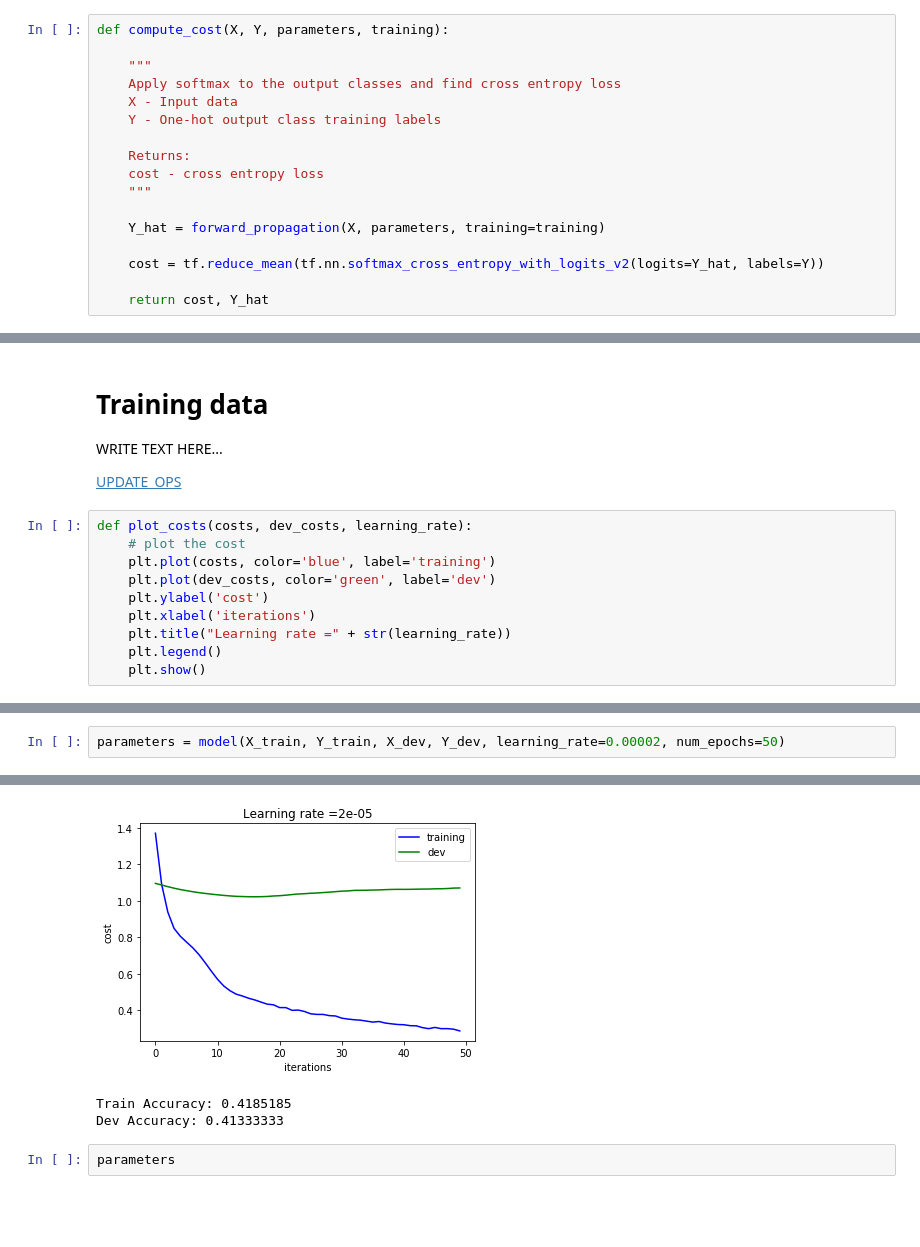
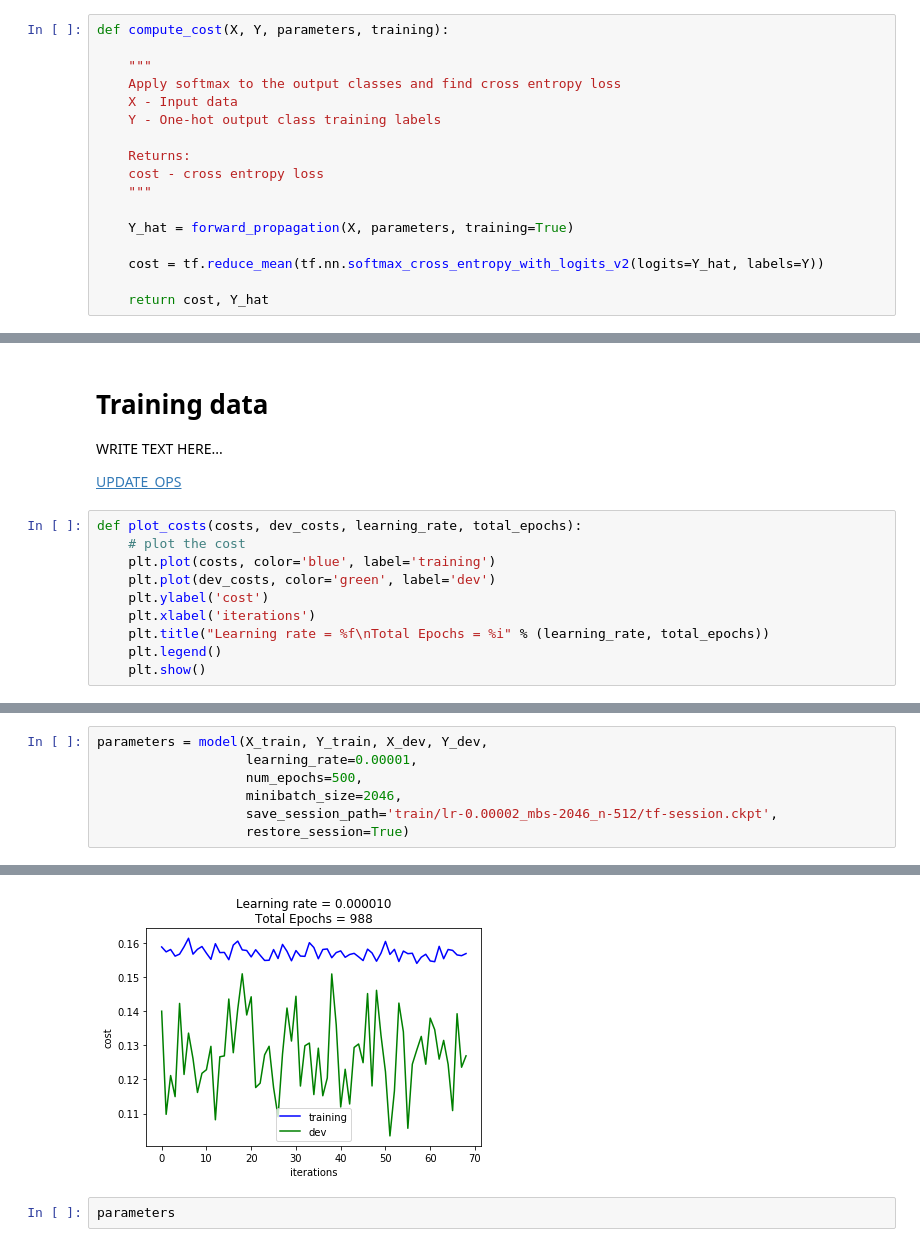
Before and after one commit to iqaan/epilepsy-cnn, a Jupyter notebook: epilepsy-detection-cnn.ipynb, the cells around one changed output, grey strips where cells are left out. Drawn from its saved outputs; the diff is of its cells as text; blank space fills up the shorter version.

Commit message:
working model. set is_train=True (always) with over 95% accuracy

```diff
--- a/epilepsy-detection-cnn.ipynb
+++ b/epilepsy-detection-cnn.ipynb
@@ -184,7 +185,7 @@ def compute_cost(X, Y, parameters, training):
     cost - cross entropy loss
     """
 
-    Y_hat = forward_propagation(X, parameters, training=training)
+    Y_hat = forward_propagation(X, parameters, training=True)
 
     cost = tf.reduce_mean(tf.nn.softmax_cross_entropy_with_logits_v2(logits=Y_hat, labels=Y))
 
@@ -313,13 +314,13 @@ WRITE TEXT HERE...
 
 [UPDATE_OPS](https://www.tensorflow.org/api_docs/python/tf/contrib/layers/batch_norm)
 # %%
-def plot_costs(costs, dev_costs, learning_rate):
+def plot_costs(costs, dev_costs, learning_rate, total_epochs):
     # plot the cost
     plt.plot(costs, color='blue', label='training')
     plt.plot(dev_costs, color='green', label='dev')
     plt.ylabel('cost')
     plt.xlabel('iterations')
-    plt.title("Learning rate =" + str(learning_rate))
+    plt.title("Learning rate = %f\nTotal Epochs = %i" % (learning_rate, total_epochs))
     plt.legend()
     plt.show()
 # %%
@@ -453,5 +471,10 @@ def model(X_train, Y_train, X_dev, Y_dev, learning_rate = 0.009,
 
         return parameters
 # %%
-parameters = model(X_train, Y_train, X_dev, Y_dev, learning_rate=0.00002, num_epochs=50)
+parameters = model(X_train, Y_train, X_dev, Y_dev,
+                   learning_rate=0.00001,
+                   num_epochs=500,
+                   minibatch_size=2046,
+                   save_session_path='train/lr-0.00002_mbs-2046_n-512/tf-session.ckpt',
+                   restore_session=True)
 # %% [output]
@@ -475,6 +498,4 @@ Dev Accuracy: 0.41333333
-[figure, old version]
+[figure, new version]
-Train Accuracy: 0.4185185
-Dev Accuracy: 0.41333333
 # %%
 parameters
 # %% [output]
```
Also changed, not shown: parts of 3 cells of this notebook, 1 other file.
